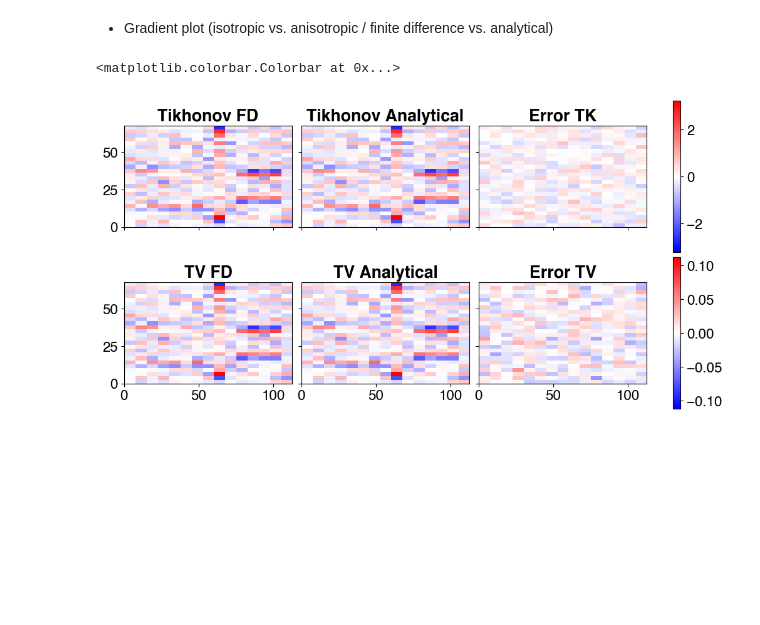
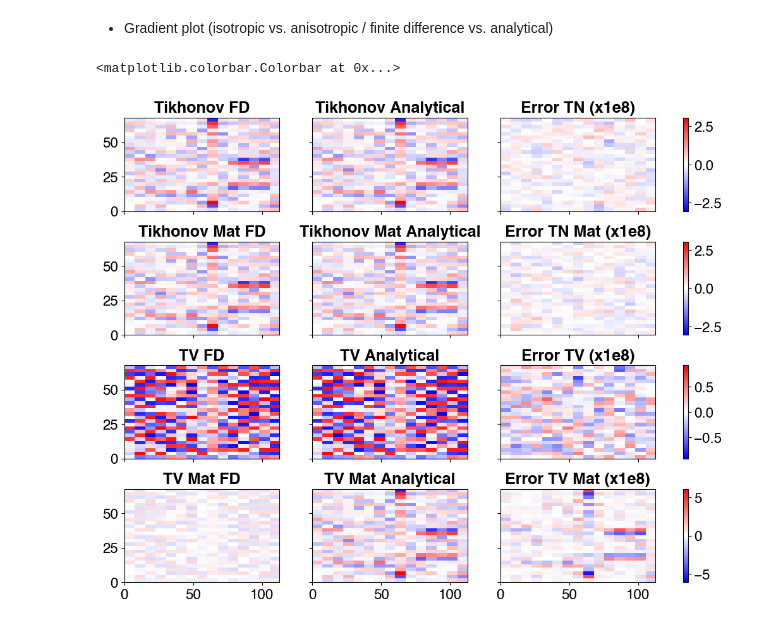
Before and after one commit to antoinecollet5/pyrtid, a Jupyter notebook: examples/regularization/dev/tikhonov_and_tv_verification.ipynb, the cells around one changed output. Saved outputs shown, nothing was run; the diff lists cells and outputs as text; code cells hidden in the pictures; blank space fills up the shorter version.

Commit message:
ENH: add TikhonovMatRegularizator and TVMatRegularizator. There are still issues in TVMatRegularizator. with the gradient and I have to add tests

```diff
--- a/examples/regularization/dev/tikhonov_and_tv_verification.ipynb
+++ b/examples/regularization/dev/tikhonov_and_tv_verification.ipynb
@@ -48,7 +32,7 @@ nx: int = 15
 ny: int = 26
 dx: float = 7.5
 dy: float = 2.6
-param: NDArrayFloat = np.zeros((nx, ny), dtype=np.float64)
+param: NDArrayFloat = np.ones((nx, ny), dtype=np.float64)
 param[0:10, 5:15] = 5.0
 param[6:14, 7:14] = 10.0
 param[8:9, 2:25] = 20.0
@@ -85,7 +69,12 @@ Text(0, 0.5, 'Y [m]')
 regularizator_tk = TikhonovRegularizator(dx, dy)
 print(f"loss_reg_tk = {regularizator_tk.eval_loss(param)}")
 
+regularizator_tk_mat = TikhonovMatRegularizator(geometry=Geometry(nx, ny, dx, dy))
+print(f"loss_reg_tk = {regularizator_tk_mat.eval_loss(param)}")
+
 regularizator_tv = TVRegularizator(dx, dy, eps=1e-20)
+print(f"loss_reg_tv = {regularizator_tv.eval_loss(param)}")
 
-print(f"loss_reg_tv = {regularizator_tv.eval_loss(param)}")
+regularizator_tv_mat = TVMatRegularizator(geometry=Geometry(nx, ny, dx, dy), eps=1e-20)
+print(f"loss_reg_tv = {regularizator_tv_mat.eval_loss(param)}")
 # %% [output]
@@ -102,48 +93,76 @@ for regularizator in [regularizator_tk, regularizator_tv]:
 # %%
 grad_tk_fd = regularizator_tk.eval_loss_gradient(param, True)
 grad_tk_an = regularizator_tk.eval_loss_gradient(param, False)
+grad_tk_mat_fd = regularizator_tk_mat.eval_loss_gradient(param, True)
+grad_tk_mat_an = regularizator_tk_mat.eval_loss_gradient(param, False)
 grad_tv_fd = regularizator_tv.eval_loss_gradient(param, True)
 grad_tv_an = regularizator_tv.eval_loss_gradient(param, False)
+grad_tv_mat_fd = regularizator_tv_mat.eval_loss_gradient(param, True)
+grad_tv_mat_an = regularizator_tv_mat.eval_loss_gradient(param, False)
 # %% [markdown]
 - Gradient plot (isotropic vs. anisotropic / finite difference vs. analytical)
 # %%
 plotter = ngp.NestedGridPlotter(
-    fig_params={"constrained_layout": True, "figsize": (10, 5)},
-    subplots_mosaic_params={
-        "fig0": dict(
-            mosaic=[
-                ["ax1-1", "ax1-2", "ax1-3"],
-                ["ax2-1", "ax2-2", "ax2-3"],
-            ],
-            sharey=True,
-            sharex=True,
-        ),
-    },
+    plt.figure(constrained_layout=True, figsize=(10, 8)),
+    builder=ngp.SubplotsMosaicBuilder(
+        mosaic=[
+            ["ax1-1", "ax1-2", "ax1-3"],
+            ["ax2-1", "ax2-2", "ax2-3"],
+            ["ax3-1", "ax3-2", "ax3-3"],
+            ["ax4-1", "ax4-2", "ax4-3"],
+        ],
+        sharey=True,
+        sharex=True,
+    ),
 )
 
 ngp.multi_imshow(
     plotter.axes[:3],
     plotter.fig,
     data={
         "Tikhonov FD": grad_tk_fd,
         "Tikhonov Analytical": grad_tk_an,
-        "Error TK": (grad_tk_fd - grad_tk_an) * 1e8,
+        "Error TN (x1e8)": (grad_tk_fd - grad_tk_an) * 1e8,
     },
     is_symmetric_cbar=True,
     imshow_kwargs={"extent": extent, "aspect": "equal"},
 )
 
 ngp.multi_imshow(
-    plotter.axes[3:],
+    plotter.axes[3:6],
+    plotter.fig,
+    data={
+        "Tikhonov Mat FD": grad_tk_mat_fd,
+        "Tikhonov Mat Analytical": grad_tk_mat_an,
+        "Error TN Mat (x1e8)": (grad_tk_mat_fd - grad_tk_mat_an) * 1e8,
+    },
+    is_symmetric_cbar=True,
+    imshow_kwargs={"extent": extent, "aspect": "equal"},
+)
+
+ngp.multi_imshow(
+    plotter.axes[6:9],
     plotter.fig,
     data={
         "TV FD": grad_tv_fd,
         "TV Analytical": grad_tv_an,
-        "Error TV": (grad_tv_fd - grad_tv_an) * 1e8,
+        "Error TV (x1e8)": (grad_tv_fd - grad_tv_an) * 1e8,
     },
     is_symmetric_cbar=True,
     imshow_kwargs={"extent": extent, "aspect": "equal"},
 )
+
+ngp.multi_imshow(
+    plotter.axes[9:],
+    plotter.fig,
+    data={
+        "TV Mat FD": grad_tv_mat_fd,
+        "TV Mat Analytical": grad_tv_mat_an,
+        "Error TV Mat (x1e8)": (grad_tv_mat_fd - grad_tv_mat_an) * 1,
+    },
+    is_symmetric_cbar=True,
+    imshow_kwargs={"extent": extent, "aspect": "equal"},
+)
 # %% [output]
 <matplotlib.colorbar.Colorbar at 0x...>
-[figure, old version]
+[figure, new version]
```
Also changed, not shown: parts of 5 cells of this notebook, 4 other files.
